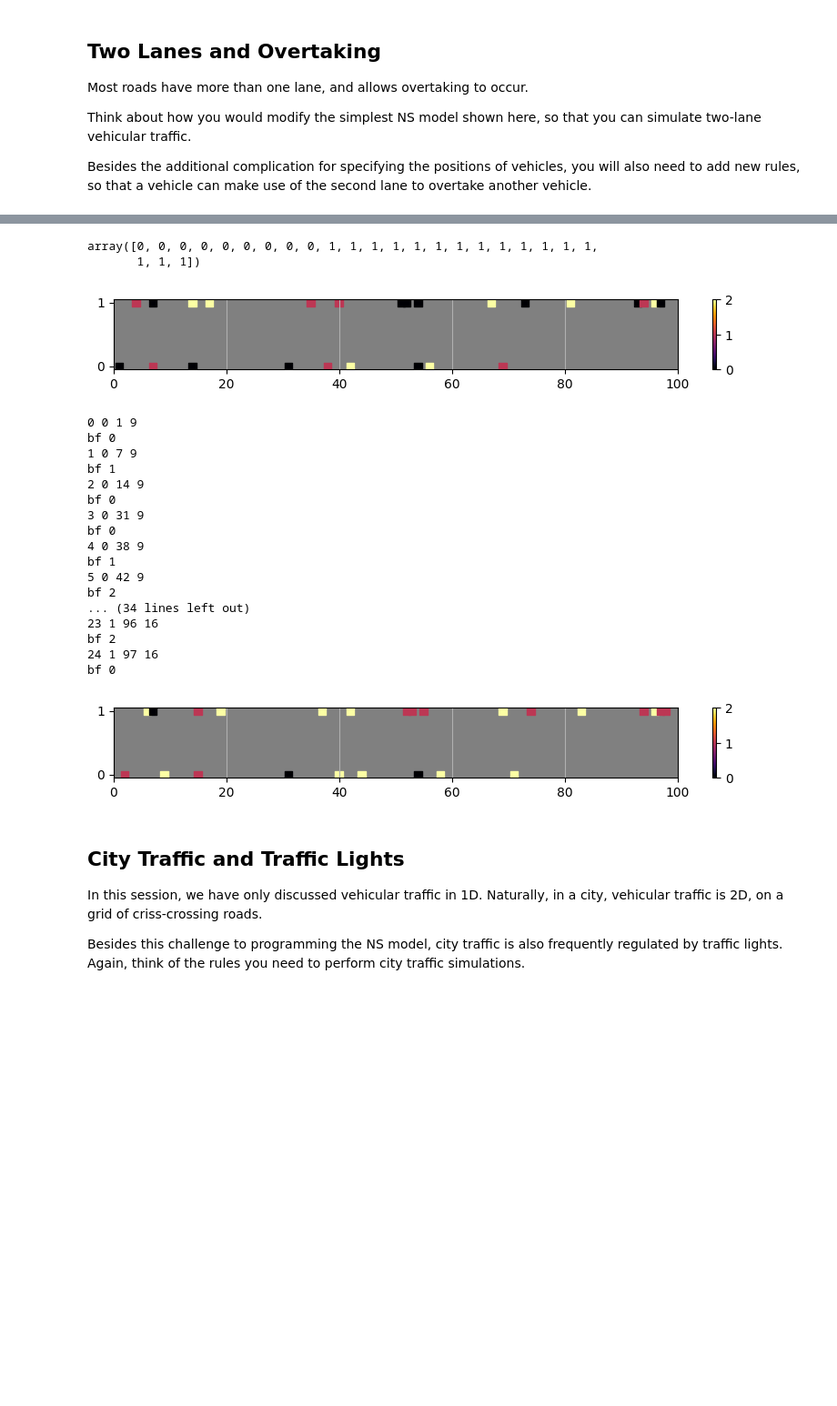
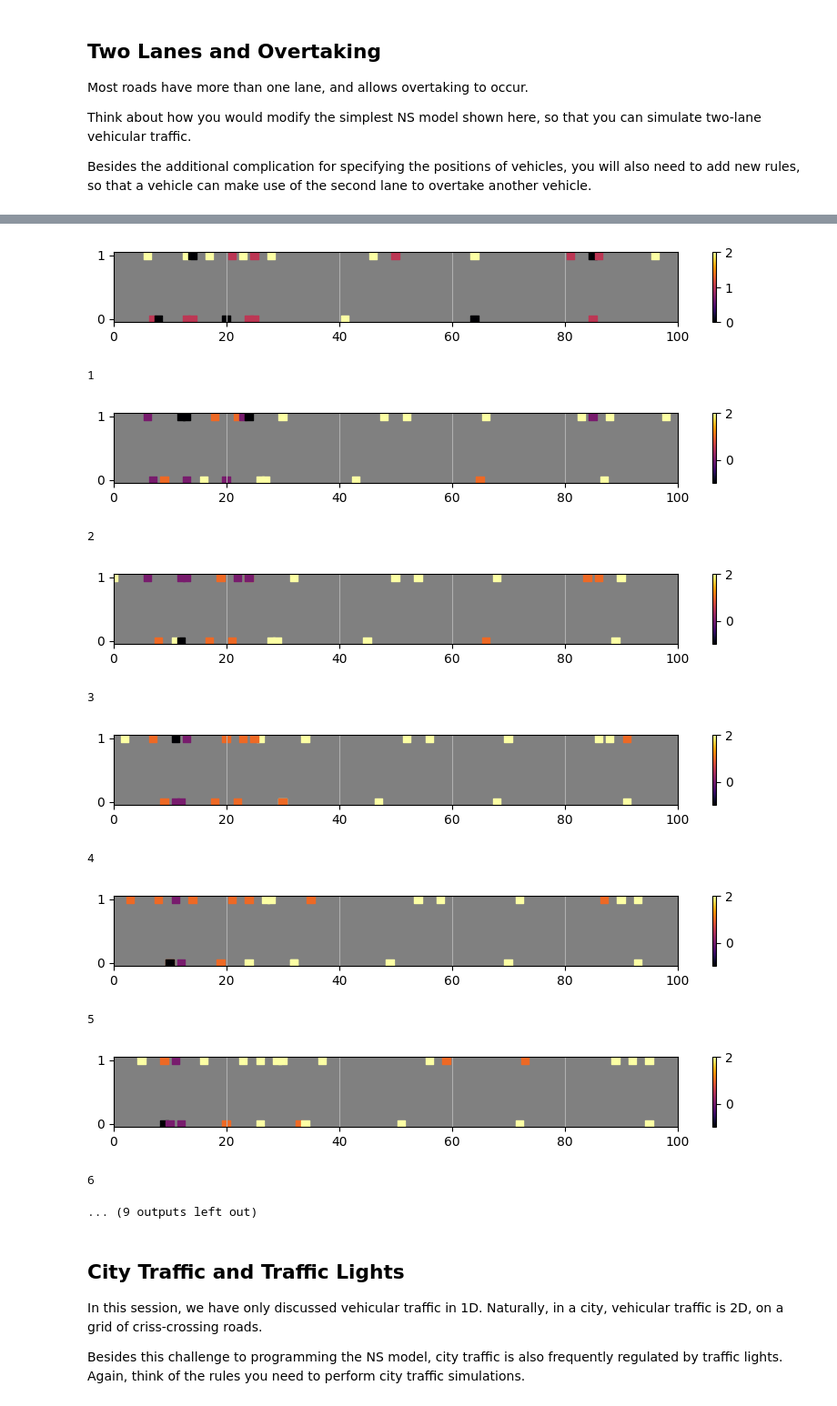
Before and after one commit to PunnawatSiri/Complexity_Science_Course, a Jupyter notebook: NagelSchreckenbergModel.ipynb, the cells around one changed output, grey strips where cells are left out. Shown at 91% size. Drawn from its saved outputs; the diff is of its cells as text; code cells hidden in the pictures; blank space fills up the shorter version.

```diff
--- a/NagelSchreckenbergModel.ipynb
+++ b/NagelSchreckenbergModel.ipynb
@@ -467,11 +487,10 @@ def get_pos_vel_multilanes(L,N,vmax,lanes=2):
             if not (posy,posx) in (pos):
                 vel.append(np.random.randint(0, vmax+1))
                 pos.append((posy,posx))
-
                 break
-    pos_array = np.array(pos)
+    pos_array = np.array(sorted(pos,key=lambda x:x[1]))
     # sort by lane first then by position
-    pos_array = pos_array[np.lexsort((pos_array[:,1], pos_array[:,0]))]
+    # pos_array = pos_array[np.lexsort((pos_array[:,1], pos_array[:,0]))]
     return pos_array, vel
 pos, vel = get_pos_vel_multilanes(L, N, vmax,lanes)
 # %%
@@ -494,52 +513,39 @@ show_multilane(pos,vel)
-# %%
-# get how many elements that have 0 as their first in pos
-(np.transpose(pos)[0])
-# %% [output]
-array([0, 0, 0, 0, 0, 0, 0, 0, 0, 1, 1, 1, 1, 1, 1, 1, 1, 1, 1, 1, 1, 1,
-       1, 1, 1])
 # %%
 import collections
 def step_multilanes(pos,vel,L,N,lanes,p=0.2):
     num_car = collections.Counter((np.transpose(pos)[0]))
-
-    for i,(posy,posx) in enumerate(pos):
+    pos_copy = pos.copy()
+    for i,(posy,posx) in enumerate(pos_copy):
         N = num_car[posy]
         # acceleration
-        print(i,posy,posx,N)
-        print("bf",vel[i])
-
         if vel[i] < vmax:
             vel[i] = vel[i] + 1
         # slowing down
         if i < N -1:
             if vel[i] >= pos[i+1][1] - pos[i][1]:
-                print('Enter first cond')
                 vel[i] = pos[i+1][1] - pos[i][1] - 1
-                if chk(vel,i): break
         # impose periodic boundary condition on velocities
         else:
             if vel[i] >= (L - pos[i][1] - 1) + pos[i][1]:
-                print('Enter first cond')
                 vel[i] = (L - pos[i][1]- 1) + pos[i][1] - 1
         # random deceleration
-        if chk(vel,i): break
-
         if vel[i] >= 1:
             if np.random.rand() < p:
                 vel[i] = vel[i] - 1
-        if chk(vel,i): break
         # move vehicles
         pos[i][1] = pos[i][1] + vel[i]
         # impose periodic boundary condition on positions
         if pos[-1][1] >= L:
             newpos0 = pos[-1].copy()  # Copy the last row
+            newpos0 = (newpos0[0],newpos0[1] - L)
             newvel0 = vel[-1]
             # Delete the last row in pos and vel
             pos = np.delete(pos, -1, axis=0)
             vel.pop(-1)
             # Insert newpos0 and newvel0 at the beginning of pos and vel
-            pos = np.insert(pos, 0, newpos0-L, axis=0)
+            pos = np.insert(pos, 0, newpos0, axis=0)
             vel.insert(0, newvel0)
+            break
     return pos,vel
 
 def chk(vel,i):
@@ -548,28 +554,24 @@ def chk(vel,i):
         return True
 # %%
 show_multilane(pos,vel)
-pos,vel = step_multilanes(pos,vel,L,N,lanes,p)
-show_multilane(pos,vel)
+for i in range(10):
+  print(i+1)
+  pos,vel = step_multilanes(pos,vel,L,N,lanes,p)
+  show_multilane(pos,vel)
 # %% [output]
-[figure, old version]
+[figure, new version]
-0 0 1 9
-bf 0
-1 0 7 9
-bf 1
-2 0 14 9
-bf 0
-3 0 31 9
-bf 0
-4 0 38 9
-bf 1
-5 0 42 9
-bf 2
-... (34 lines left out)
-23 1 96 16
-bf 2
-24 1 97 16
-bf 0
+1
-[figure, old version]
+[figure, new version]
+2
+[figure, added]
+3
+[figure, added]
+4
+[figure, added]
+5
+[figure, added]
+6
+... (9 outputs left out)
 # %% [markdown]
 ## City Traffic and Traffic Lights
 
```
Also changed, not shown: parts of 12 cells of this notebook.
